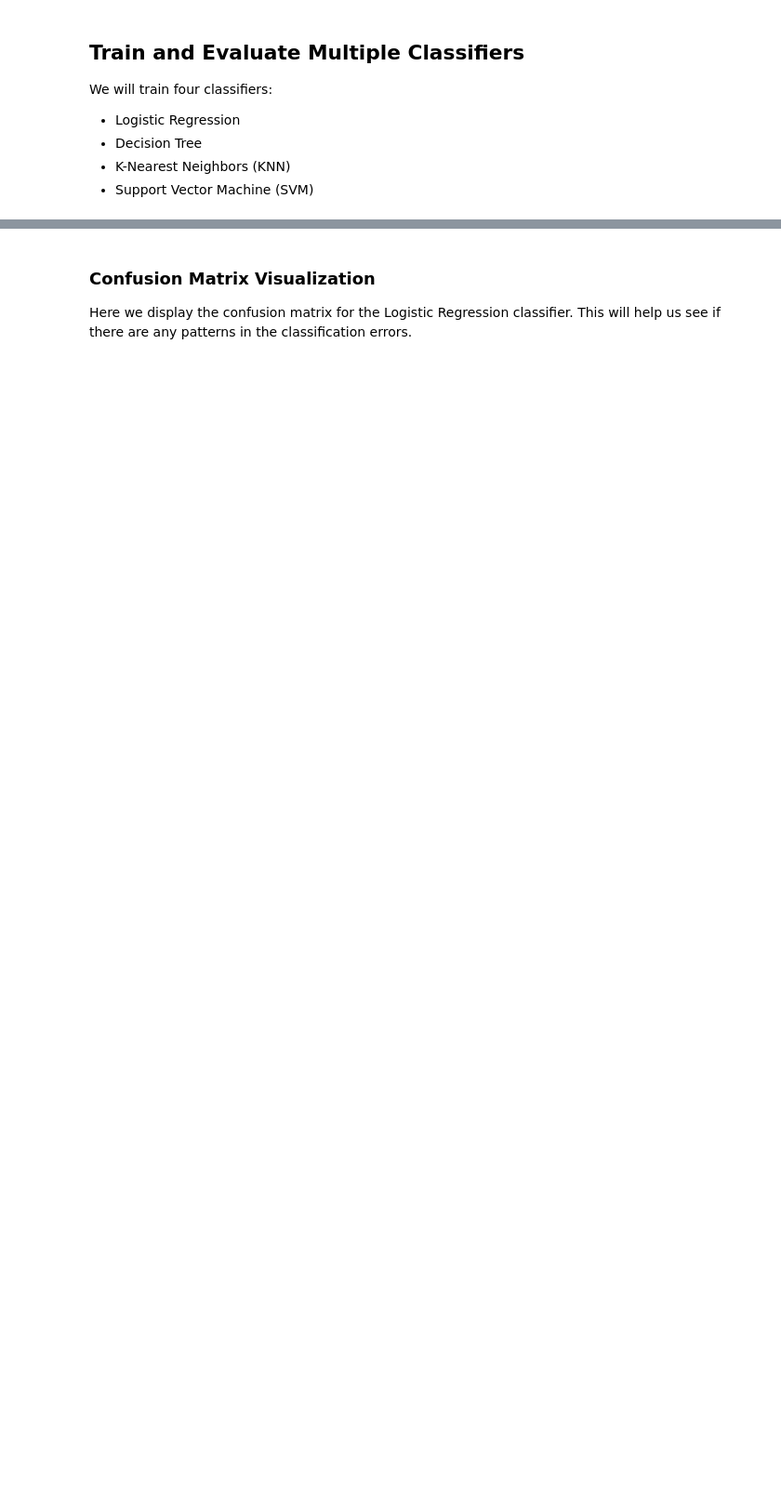
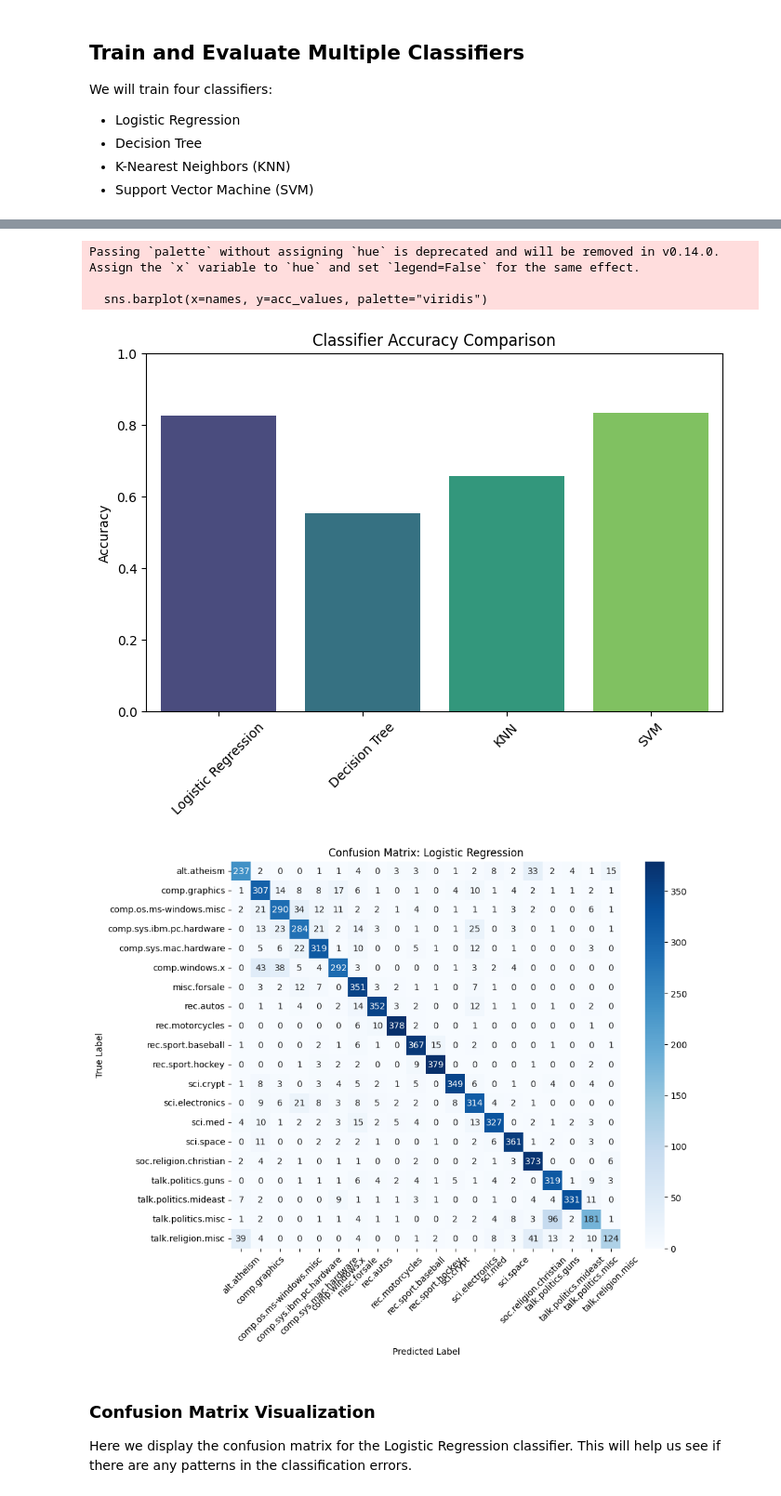
Before and after one commit to benami171/ML_FinalProject, a Jupyter notebook: project.ipynb, the cells around one changed output, grey strips where cells are left out. Shown at 93% size. Saved outputs shown, nothing was run; the diff lists cells and outputs as text; code cells hidden in the pictures; blank space fills up the shorter version.

```diff
--- a/project.ipynb
+++ b/project.ipynb
@@ -108,39 +108,47 @@ We will train four classifiers:
 - K-Nearest Neighbors (KNN)
 - Support Vector Machine (SVM)
 # %%
+# Import necessary libraries
 from sklearn.linear_model import LogisticRegression
 from sklearn.tree import DecisionTreeClassifier
 from sklearn.neighbors import KNeighborsClassifier
 from sklearn.svm import SVC
-
 from sklearn.metrics import accuracy_score, classification_report, confusion_matrix
 import seaborn as sns
+import matplotlib.pyplot as plt
 
-classifiers = { "Logistic Regression": LogisticRegression(max_iter=1000, random_state=42),
-                "Decision Tree": DecisionTreeClassifier(random_state=42),
-                "KNN": KNeighborsClassifier(),
-                "SVM": SVC(kernel='linear', random_state=42) }
+# Define classifiers in a dictionary
+classifiers = {
+    "Logistic Regression": LogisticRegression(max_iter=1000, random_state=42),
+    "Decision Tree": DecisionTreeClassifier(random_state=42),
+    "KNN": KNeighborsClassifier(),
+    "SVM": SVC(kernel='linear', random_state=42)
+}
 
+# Dictionaries to store accuracy results and confusion matrices
 results = {}
 conf_matrices = {}
 
-for name, clf in classifiers.items(): print(f"\nTraining {name}...")
-clf.fit(X_train_tfidf, y_train)
-y_pred = clf.predict(X_test_tfidf)
+# Loop through each classifier to train and evaluate
+for name, clf in classifiers.items():
+    print(f"\nTraining {name}...")
+    clf.fit(X_train_tfidf, y_train)  # Train classifier on training data
+    y_pred = clf.predict(X_test_tfidf)  # Predict on test data
 
+    # Calculate and store accuracy
+    acc = accuracy_score(y_test, y_pred)
+    results[name] = acc
 
-acc = accuracy_score(y_test, y_pred)
-results[name] = acc
+    # Print accuracy and classification report
+    print(f"Accuracy for {name}: {acc:.4f}")
+    print(classification_report(y_test, y_pred, target_names=target_names))
 
-print(f"Accuracy for {name}: {acc:.4f}")
-print(classification_report(y_test, y_pred, target_names=target_names))
+    # Save confusion matrix for Logistic Regression for later analysis
+    if name == "Logistic Regression":
+        conf_matrices[name] = confusion_matrix(y_test, y_pred)
 
-# For confusion matrix, we store one (we will use Logistic Regression later for further analysis)
-if name == "Logistic Regression":
-    conf_matrices[name] = confusion_matrix(y_test, y_pred)
-
-
-plt.figure(figsize=(8,5))
+# Plot classifier accuracies as a bar chart
+plt.figure(figsize=(8, 5))
 names = list(results.keys())
 acc_values = list(results.values())
 sns.barplot(x=names, y=acc_values, palette="viridis")
@@ -150,10 +158,12 @@ plt.title("Classifier Accuracy Comparison")
 plt.xticks(rotation=45)
 plt.show()
 
+# Retrieve the confusion matrix for Logistic Regression and plot it
 cm = conf_matrices["Logistic Regression"]
 
-plt.figure(figsize=(10,8))
-sns.heatmap(cm, annot=True, fmt="d", cmap="Blues", xticklabels=target_names, yticklabels=target_names)
+plt.figure(figsize=(10, 8))
+sns.heatmap(cm, annot=True, fmt="d", cmap="Blues",
+            xticklabels=target_names, yticklabels=target_names)
 plt.xlabel("Predicted Label")
 plt.ylabel("True Label")
 plt.title("Confusion Matrix: Logistic Regression")
@@ -171,3 +191,8 @@ Training SVM...
+Passing `palette` without assigning `hue` is deprecated and will be removed in v0.14.0. Assign the `x` variable to `hue` and set `legend=False` for the same effect.
+
+  sns.barplot(x=names, y=acc_values, palette="viridis")
+[figure, added]
+[figure, added]
 # %% [markdown]
 ### Confusion Matrix Visualization
 Here we display the confusion matrix for the Logistic Regression classifier. This will help us see if there are any patterns in the classification errors.
```
Also changed, not shown: parts of 3 cells of this notebook.
